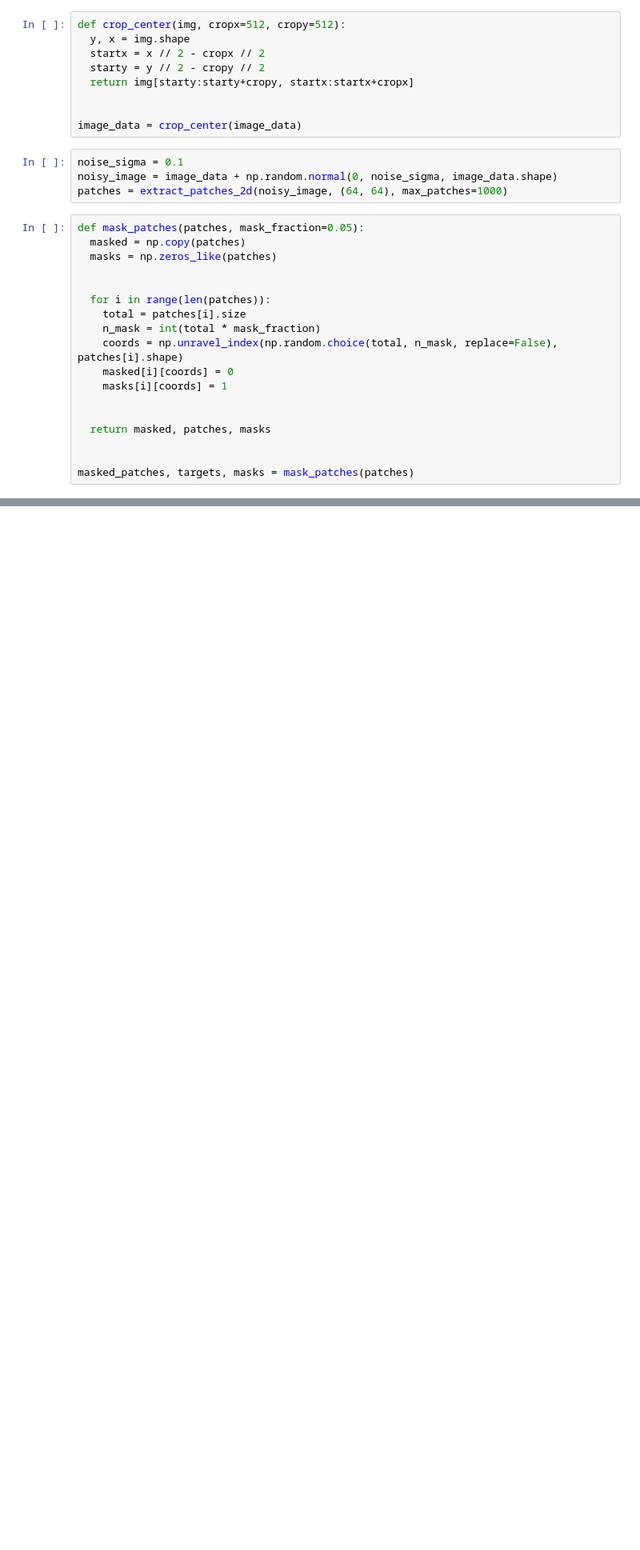
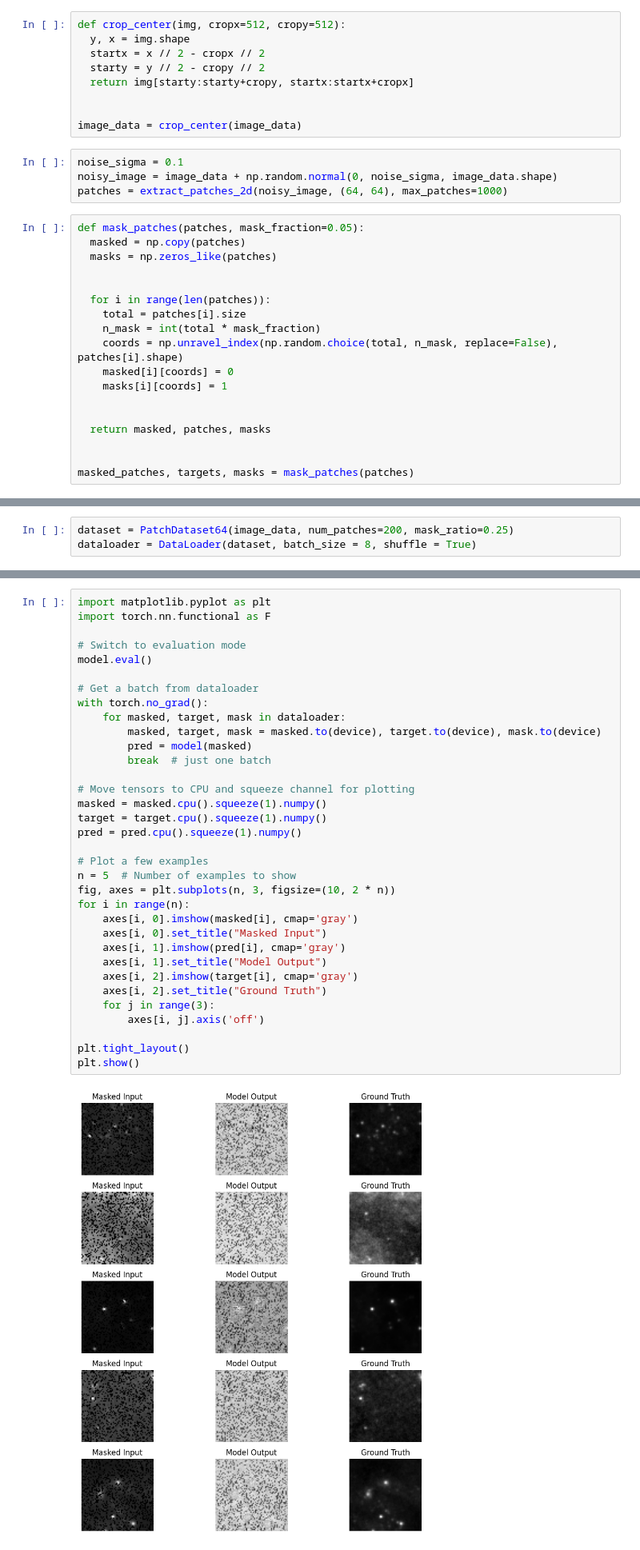
Before and after one commit to Polisetty-Cyril/Astronomical-Image-Denoising-and-Enhancement, a Jupyter notebook: Astronomical_Model.ipynb, the cells around one changed output, grey strips where cells are left out. Shown at 80% size. Cells and saved outputs as stored; diff of their text form; blank space fills up the shorter version.

Commit message:
Add self-supervised U-Net training for astronomical image denoising

```diff
--- a/Astronomical_Model.ipynb
+++ b/Astronomical_Model.ipynb
@@ -91,0 +77,3 @@ class UNet(nn.Module):
+# %%
+dataset = PatchDataset64(image_data, num_patches=200, mask_ratio=0.25)
+dataloader = DataLoader(dataset, batch_size = 8, shuffle = True)
@@ -114,0 +152,36 @@ AttributeError: module 'torch.nn' has no attribute 'MaxPool2D'
+# %%
+import matplotlib.pyplot as plt
+import torch.nn.functional as F
+
+# Switch to evaluation mode
+model.eval()
+
+# Get a batch from dataloader
+with torch.no_grad():
+    for masked, target, mask in dataloader:
+        masked, target, mask = masked.to(device), target.to(device), mask.to(device)
+        pred = model(masked)
+        break  # just one batch
+
+# Move tensors to CPU and squeeze channel for plotting
+masked = masked.cpu().squeeze(1).numpy()
+target = target.cpu().squeeze(1).numpy()
+pred = pred.cpu().squeeze(1).numpy()
+
+# Plot a few examples
+n = 5  # Number of examples to show
+fig, axes = plt.subplots(n, 3, figsize=(10, 2 * n))
+for i in range(n):
+    axes[i, 0].imshow(masked[i], cmap='gray')
+    axes[i, 0].set_title("Masked Input")
+    axes[i, 1].imshow(pred[i], cmap='gray')
+    axes[i, 1].set_title("Model Output")
+    axes[i, 2].imshow(target[i], cmap='gray')
+    axes[i, 2].set_title("Ground Truth")
+    for j in range(3):
+        axes[i, j].axis('off')
+
+plt.tight_layout()
+plt.show()
+# %% [output]
+[figure, added]
```
Also changed, not shown: parts of 5 cells of this notebook.
